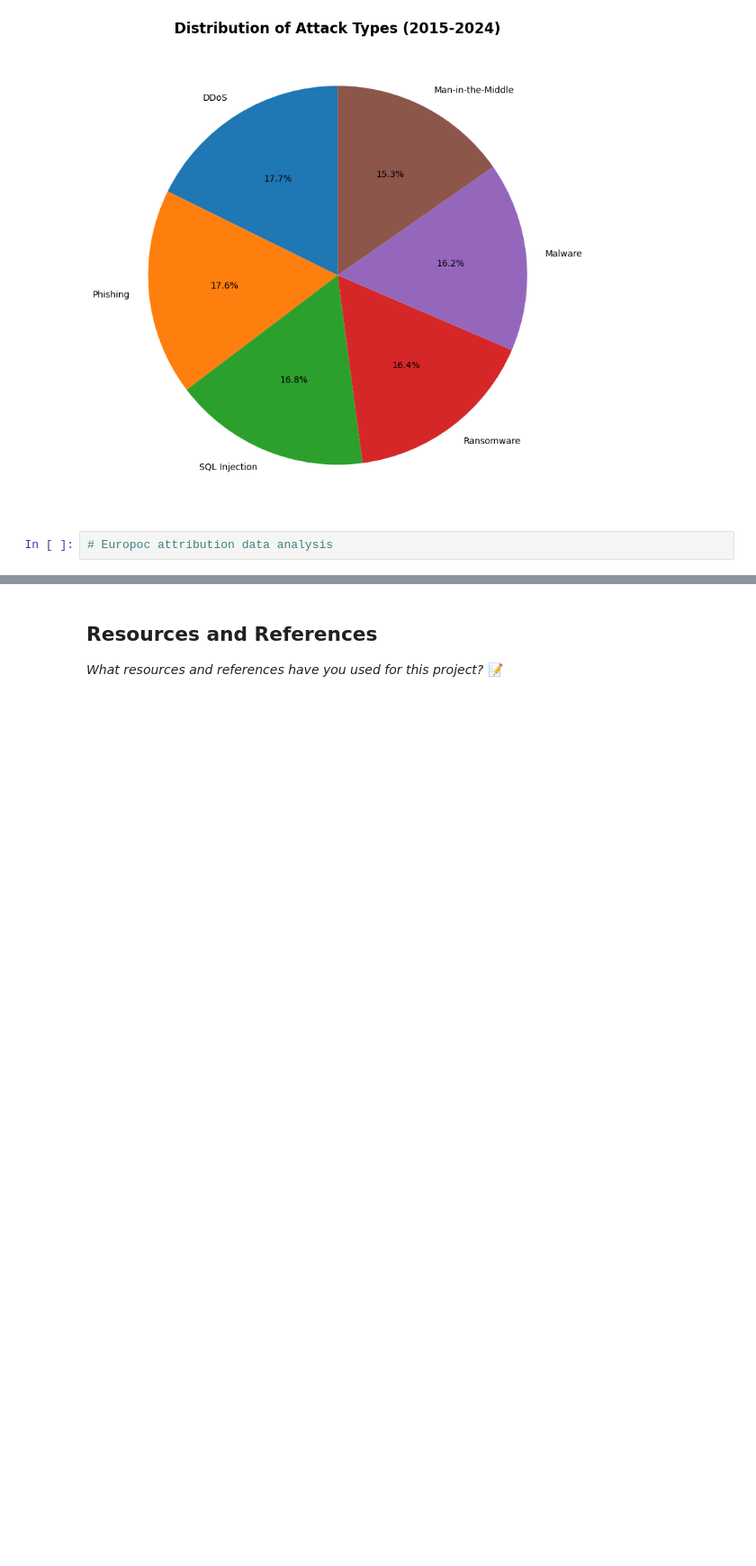
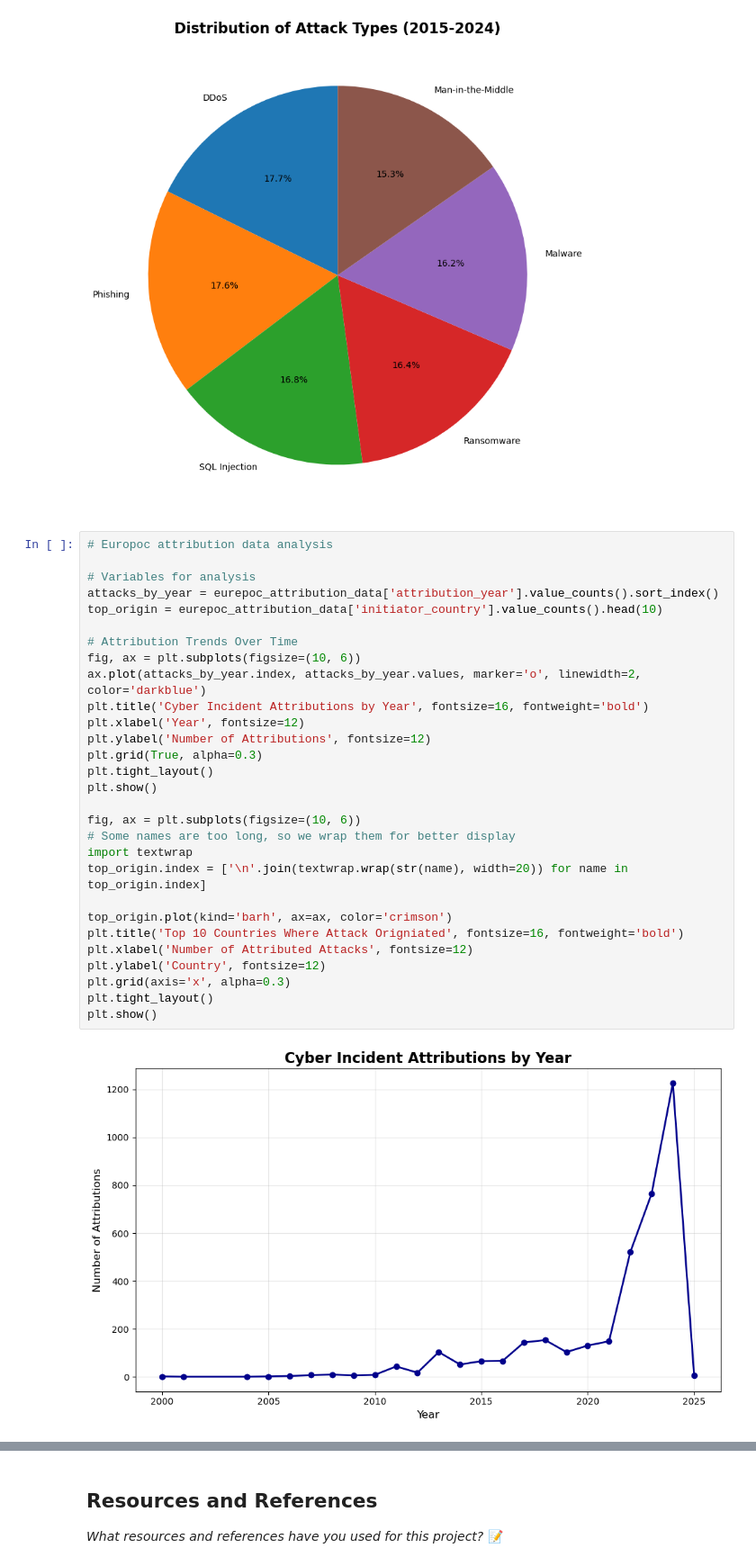
Before and after one commit to IT4063C001-Fall2025/final-project-sethpa, a Jupyter notebook: source.ipynb, the cells around one changed output, grey strips where cells are left out. Shown: that part at 90% size. Saved outputs shown, nothing was run; the diff lists cells and outputs as text; blank space fills up the shorter version.

Commit message:
Initial analysis on europec dataset

```diff
--- a/source.ipynb
+++ b/source.ipynb
@@ -280,5 +280,34 @@ plt.show()
 [figure]
 [figure]
 [figure]
-# %%
-# Europoc attribution data analysis
+# %%
+# Europoc attribution data analysis
+
+# Variables for analysis
+attacks_by_year = eurepoc_attribution_data['attribution_year'].value_counts().sort_index()
+top_origin = eurepoc_attribution_data['initiator_country'].value_counts().head(10)
+
+# Attribution Trends Over Time
+fig, ax = plt.subplots(figsize=(10, 6))
+ax.plot(attacks_by_year.index, attacks_by_year.values, marker='o', linewidth=2, color='darkblue')
+plt.title('Cyber Incident Attributions by Year', fontsize=16, fontweight='bold')
+plt.xlabel('Year', fontsize=12)
+plt.ylabel('Number of Attributions', fontsize=12)
+plt.grid(True, alpha=0.3)
+plt.tight_layout()
+plt.show()
+
+fig, ax = plt.subplots(figsize=(10, 6))
+# Some names are too long, so we wrap them for better display
+import textwrap
+top_origin.index = ['\n'.join(textwrap.wrap(str(name), width=20)) for name in top_origin.index]
+
+top_origin.plot(kind='barh', ax=ax, color='crimson')
+plt.title('Top 10 Countries Where Attack Origniated', fontsize=16, fontweight='bold')
+plt.xlabel('Number of Attributed Attacks', fontsize=12)
+plt.ylabel('Country', fontsize=12)
+plt.grid(axis='x', alpha=0.3)
+plt.tight_layout()
+plt.show()
+# %% [output]
+[figure, added]
```
Also changed, not shown: parts of 1 cell of this notebook.
